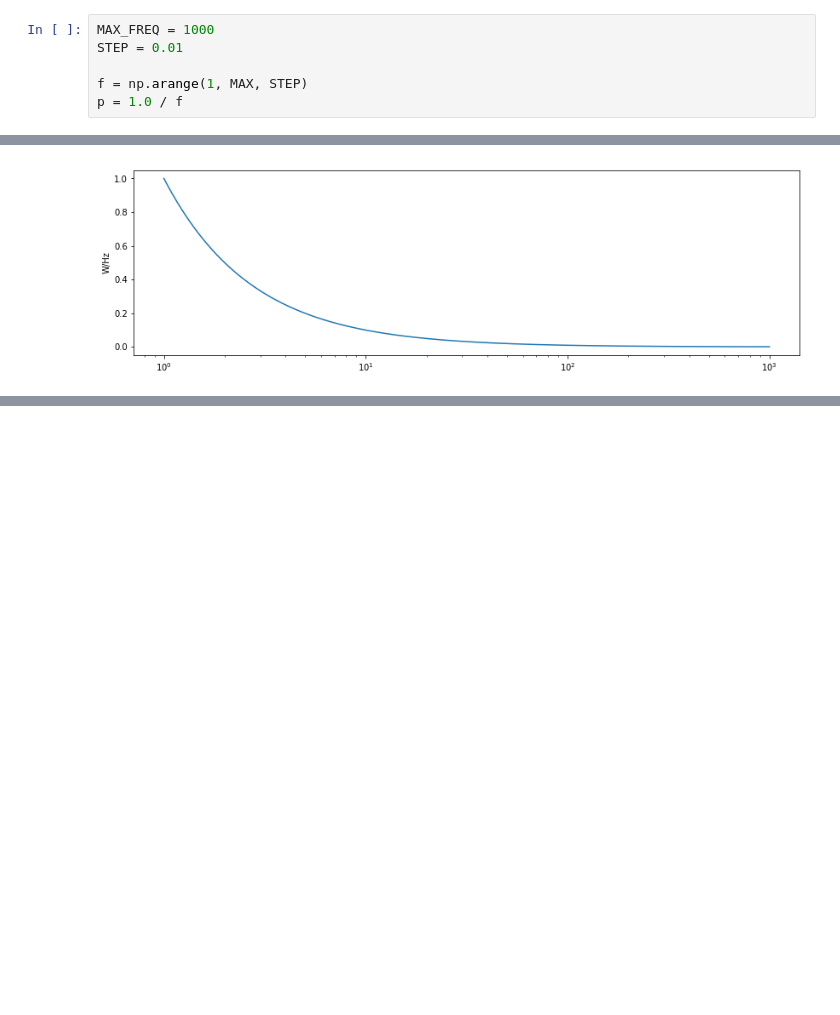
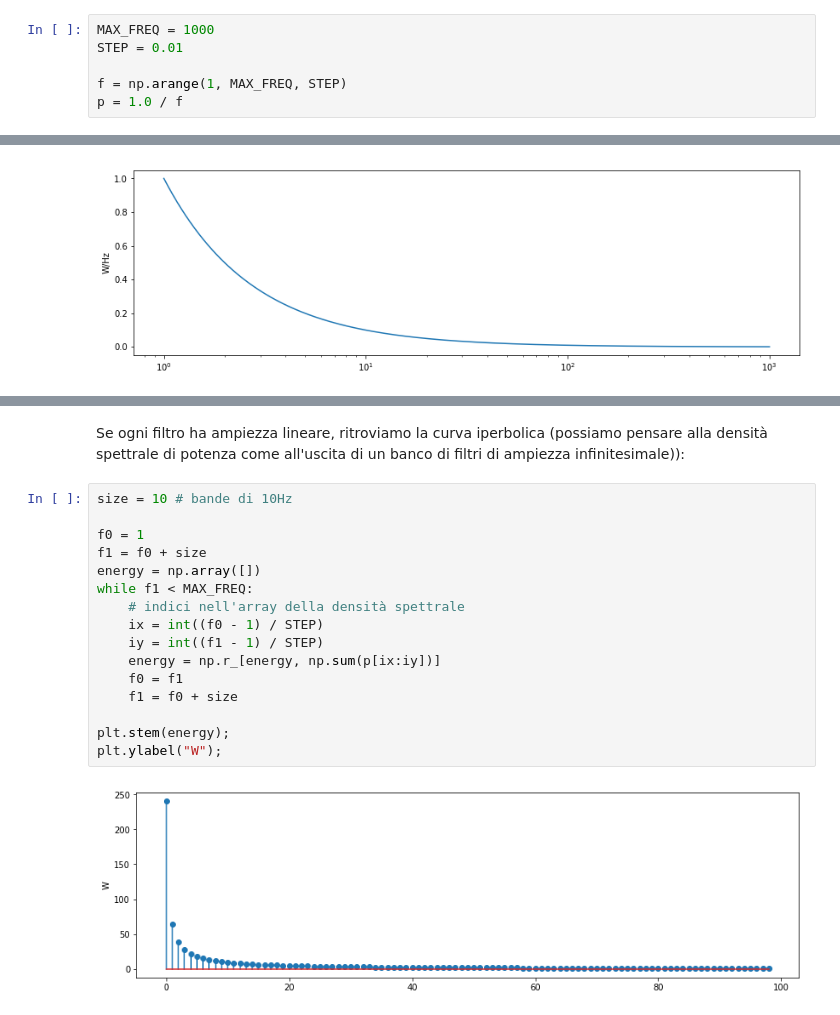
Before and after one commit to prandoni/scrapbook, a Jupyter notebook: pinknoise.ipynb, the cells around one changed output, grey strips where cells are left out. Drawn from its saved outputs; the diff is of its cells as text; blank space fills up the shorter version.

```diff
--- a/pinknoise.ipynb
+++ b/pinknoise.ipynb
@@ -21,7 +21,7 @@ Se plottiamo la frequenza in scala lineare avremo un'iperbole:
 MAX_FREQ = 1000
 STEP = 0.01
 
-f = np.arange(1, MAX, STEP)
+f = np.arange(1, MAX_FREQ, STEP)
 p = 1.0 / f
 # %%
 plt.plot(f, p);
@@ -37,0 +51,20 @@ plt.ylabel("W/Hz");
+# %% [markdown]
+Se ogni filtro ha ampiezza lineare, ritroviamo la curva iperbolica (possiamo pensare alla densità spettrale di potenza come all'uscita di un banco di filtri di ampiezza infinitesimale)):
+# %%
+size = 10 # bande di 10Hz
+
+f0 = 1
+f1 = f0 + size
+energy = np.array([])
+while f1 < MAX_FREQ:
+    # indici nell'array della densità spettrale
+    ix = int((f0 - 1) / STEP)
+    iy = int((f1 - 1) / STEP)
+    energy = np.r_[energy, np.sum(p[ix:iy])]
+    f0 = f1
+    f1 = f0 + size
+
+plt.stem(energy);
+plt.ylabel("W");
+# %% [output]
+[figure, added]
```
Also changed, not shown: parts of 5 cells of this notebook.
